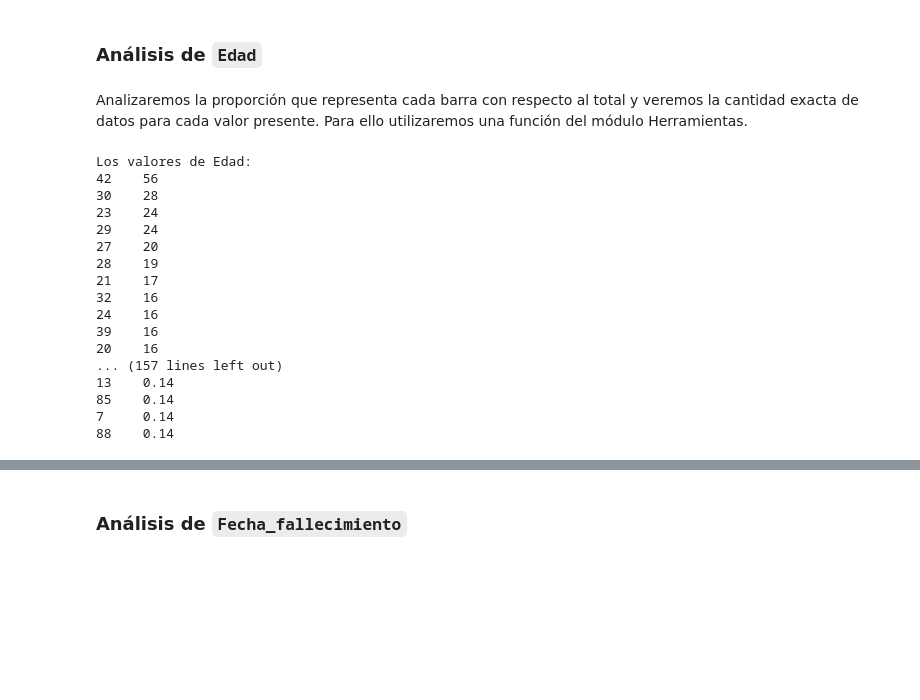
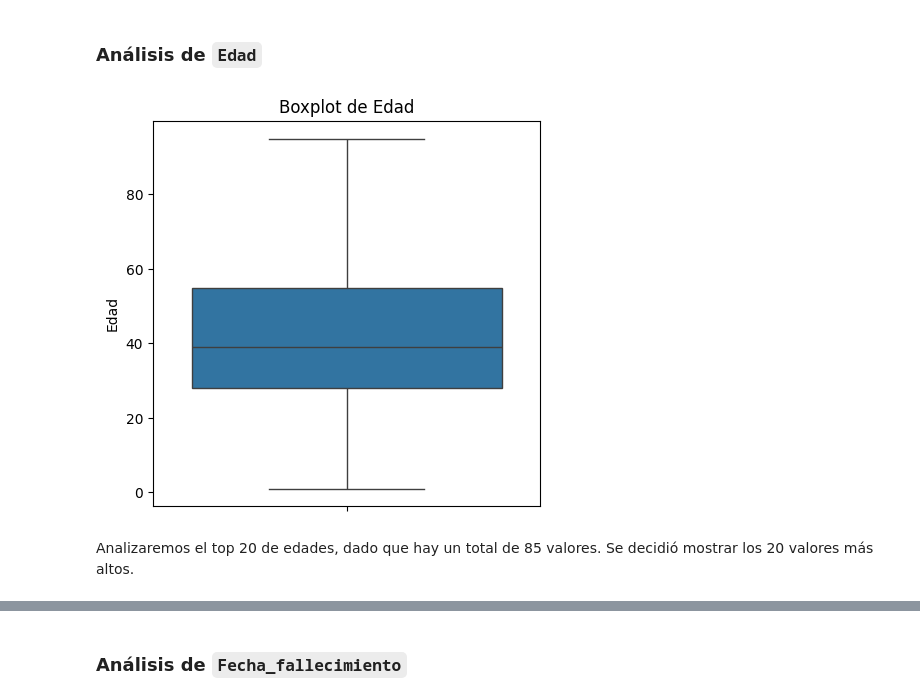
Before and after one commit to MaximilianoTauil/PI_Siniestros, a Jupyter notebook: EDA.ipynb, the cells around one changed output, grey strips where cells are left out. Cells and saved outputs as stored; diff of their text form; code cells hidden in the pictures; blank space fills up the shorter version.

```diff
--- a/EDA.ipynb
+++ b/EDA.ipynb
@@ -762,0 +791,3 @@ No_data       0.28
+# %%
+registros_sexo = data_union[data_union['Sexo'] == 'No_data'].index
+data_union['Sexo'] = data_union['Sexo'].replace('No_data','MASCULINO')
@@ -763,24 +800,11 @@ No_data       0.28
 # %% [markdown]
 ### Análisis de ``Edad``
-# %% [markdown]
-Analizaremos la proporción que representa cada barra con respecto al total y veremos la cantidad exacta de datos para cada valor presente. Para ello utilizaremos una función del módulo Herramientas.
-# %%
-Herr.cantidad_porcentaje(data_union,'Edad')
-# %% [output]
-Los valores de Edad:
-42    56
-30    28
-23    24
-29    24
-27    20
-28    19
-21    17
-32    16
-24    16
-39    16
-20    16
-... (157 lines left out)
-13    0.14
-85    0.14
-7     0.14
-88    0.14
+# %%
+plt.figure(figsize=(5,5))
+sns.boxplot(data=data_union['Edad'])
+plt.title('Boxplot de Edad')
+plt.show()
+# %% [output]
+[figure, added]
+# %% [markdown]
+Analizaremos el top 20 de edades, dado que hay un total de 85 valores. Se decidió mostrar los 20 valores más altos.
```
Also changed, not shown: parts of 15 cells of this notebook.
